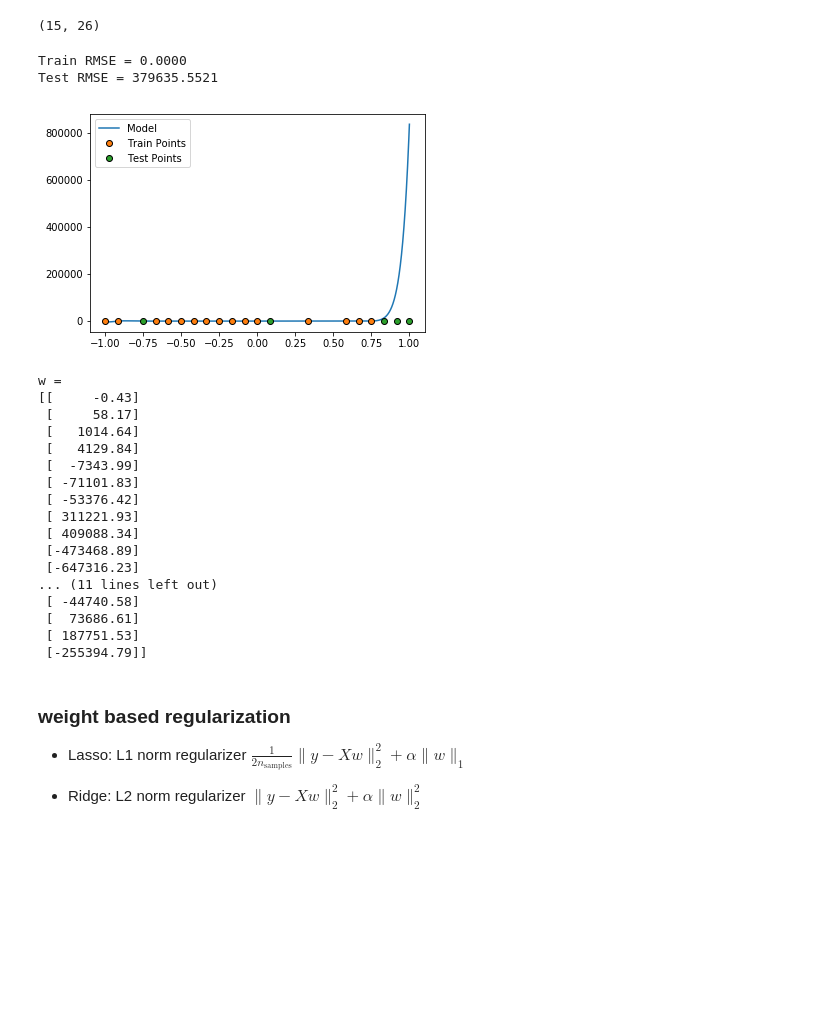
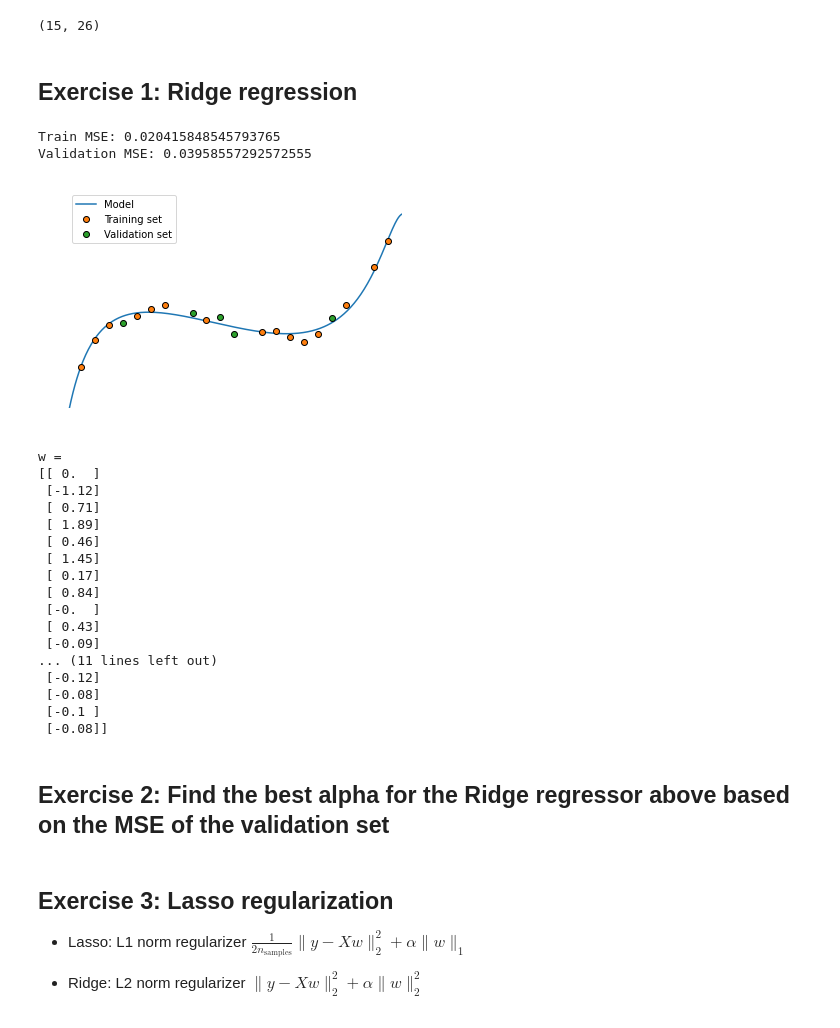
Before and after one commit to asarmadi/summer_ml_s3, a Jupyter notebook: day03/lab_overfitting_regularization.ipynb, the cells around one changed output. Saved outputs shown, nothing was run; the diff lists cells and outputs as text; code cells hidden in the pictures; blank space fills up the shorter version.

```diff
--- a/day03/lab_overfitting_regularization.ipynb
+++ b/day03/lab_overfitting_regularization.ipynb
@@ -63,8 +73,8 @@ We have the design matrix as $D = \begin{bmatrix}
 
 def design_matrix(x, M):
     # TODO
-
-
+    x = x.reshape(-1, 1)
+    PhiX = np.power(x, np.arange(M + 1))
     return PhiX
 
 
@@ -73,60 +83,70 @@ Xtrain = design_matrix(xtrain, M)
 print(Xtrain.shape)
 # %% [output]
 (15, 26)
+# %% [markdown]
+## Exercise 1: Ridge regression
 # %%
 from sklearn import linear_model
 
-# TODO
-# fit the polynomial model using linear regression
+# regr = linear_model.LinearRegression()
+regr = linear_model.Ridge(alpha=0.05, fit_intercept=True)
 
+regr.fit(Xtrain, ytrain)
 
-# print the training error RMSE
+# print the training error MSE
+yhat_train = regr.predict(Xtrain)
+MSE_train = np.mean((yhat_train - ytrain)**2)
+print(f"Train MSE: {MSE_train}")
 
-
-# print the test error RMSE
-
-
+# print the validation error MSE
+yhat_val = regr.predict(design_matrix(xval, M))
+MSE_val = np.mean((yhat_val - yval)**2)
+print(f"Validation MSE: {MSE_val}")
 
 # plotting
 x_line = np.linspace(-1,1,500).reshape(-1,1)
 X_line = design_matrix(x_line, M)
-y_line = reg.predict(X_line)
+y_line = regr.predict(X_line)
 
 plt.figure()
 plt.plot(x_line, y_line)
-plt.plot(xtrain,ytrain,'o',markeredgecolor='black')
-plt.plot(xtest,ytest,'o',markeredgecolor='black')
-# plt.xlim([-1,1])
-# plt.ylim([-3,4])
-plt.legend(['Model','Train Points', 'Test Points'])
+plt.plot(xtrain, ytrain,'o',markeredgecolor='black')
+plt.plot(xval, yval,'o',markeredgecolor='black')
+plt.xlim([-1,1])
+plt.ylim([-3,4])
+plt.legend(['Model','Training set', 'Validation set'])
 plt.show()
+
+w = regr.coef_
 
 print("w = ")
 with np.printoptions(precision=2, suppress=True):
     print(w.reshape(-1,1))
 # %% [output]
-Train RMSE = 0.0000
-Test RMSE = 379635.5521
+Train MSE: 0.020415848545793765
+Validation MSE: 0.03958557292572555
-[figure, old version]
+[figure, new version]
 w =
-[[     -0.43]
- [     58.17]
- [   1014.64]
- [   4129.84]
- [  -7343.99]
- [ -71101.83]
- [ -53376.42]
- [ 311221.93]
- [ 409088.34]
- [-473468.89]
- [-647316.23]
+[[ 0.  ]
+ [-1.12]
+ [ 0.71]
+ [ 1.89]
+ [ 0.46]
+ [ 1.45]
+ [ 0.17]
+ [ 0.84]
+ [-0.  ]
+ [ 0.43]
+ [-0.09]
 ... (11 lines left out)
- [ -44740.58]
- [  73686.61]
- [ 187751.53]
- [-255394.79]]
+ [-0.12]
+ [-0.08]
+ [-0.1 ]
+ [-0.08]]
+# %% [markdown]
+## Exercise 2: Find the best alpha for the Ridge regressor above based on the MSE of the validation set
 # %% [markdown]
-### weight based regularization
+## Exercise 3: Lasso regularization
 
 - Lasso: L1 norm regularizer $\displaystyle\frac{1}{2n_\mathrm{samples}}\|y - Xw\|^2_2 + \alpha\|w\|_1$
 
```
Also changed, not shown: parts of 5 cells of this notebook.
